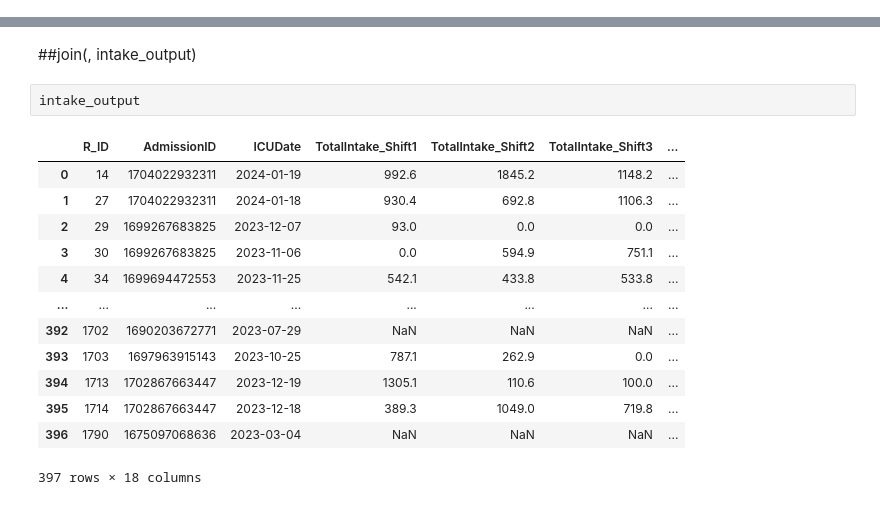
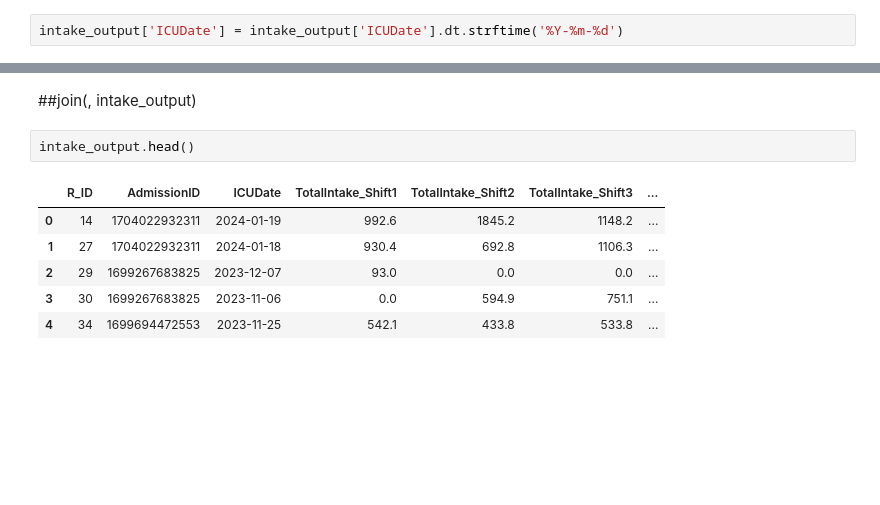
Before and after one commit to Tonry12/Data_joyx2, a Jupyter notebook: mergeSmart_ICU_tonnaw.ipynb, the cells around one changed output, grey strips where cells are left out. Cells and saved outputs as stored; diff of their text form; blank space fills up the shorter version.

```diff
--- a/mergeSmart_ICU_tonnaw.ipynb
+++ b/mergeSmart_ICU_tonnaw.ipynb
@@ -446,6 +446,8 @@ Data columns (total 18 columns):
  17  LastUpdate          397 non-null    int64
 dtypes: Int64(1), float64(12), int64(4), object(1)
 memory usage: 56.3+ KB
+# %%
+intake_output['ICUDate'] = intake_output['ICUDate'].dt.strftime('%Y-%m-%d')
 # %%
 intake_output
 # %% [output]
@@ -1225,19 +1238,12 @@ print(df1['VN'].nunique(), df1['VN_snomed'].nunique())
 # %% [markdown]
 ##join(, intake_output)
 # %%
-intake_output
+intake_output.head()
 # %% [output]
 |  | R_ID | AdmissionID | ICUDate | TotalIntake_Shift1 | TotalIntake_Shift2 | TotalIntake_Shift3 | ... |
 | 0 | 14 | 1704022932311 | 2024-01-19 | 992.6 | 1845.2 | 1148.2 | ... |
 | 1 | 27 | 1704022932311 | 2024-01-18 | 930.4 | 692.8 | 1106.3 | ... |
 | 2 | 29 | 1699267683825 | 2023-12-07 | 93.0 | 0.0 | 0.0 | ... |
 | 3 | 30 | 1699267683825 | 2023-11-06 | 0.0 | 594.9 | 751.1 | ... |
 | 4 | 34 | 1699694472553 | 2023-11-25 | 542.1 | 433.8 | 533.8 | ... |
-| ... | ... | ... | ... | ... | ... | ... | ... |
-| 392 | 1702 | 1690203672771 | 2023-07-29 | NaN | NaN | NaN | ... |
-| 393 | 1703 | 1697963915143 | 2023-10-25 | 787.1 | 262.9 | 0.0 | ... |
-| 394 | 1713 | 1702867663447 | 2023-12-19 | 1305.1 | 110.6 | 100.0 | ... |
-| 395 | 1714 | 1702867663447 | 2023-12-18 | 389.3 | 1049.0 | 719.8 | ... |
-| 396 | 1790 | 1675097068636 | 2023-03-04 | NaN | NaN | NaN | ... |
-397 rows × 18 columns
 # %%
```
Also changed, not shown: parts of 39 cells of this notebook.
